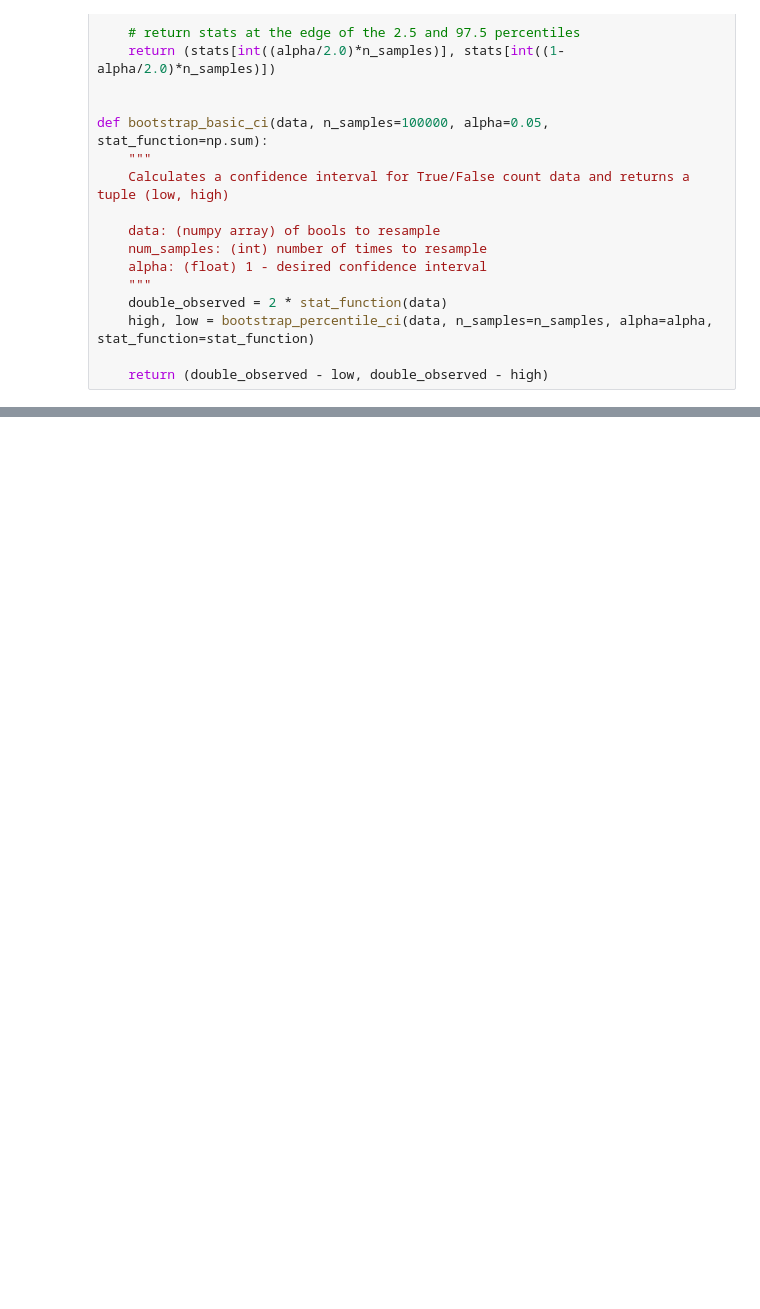
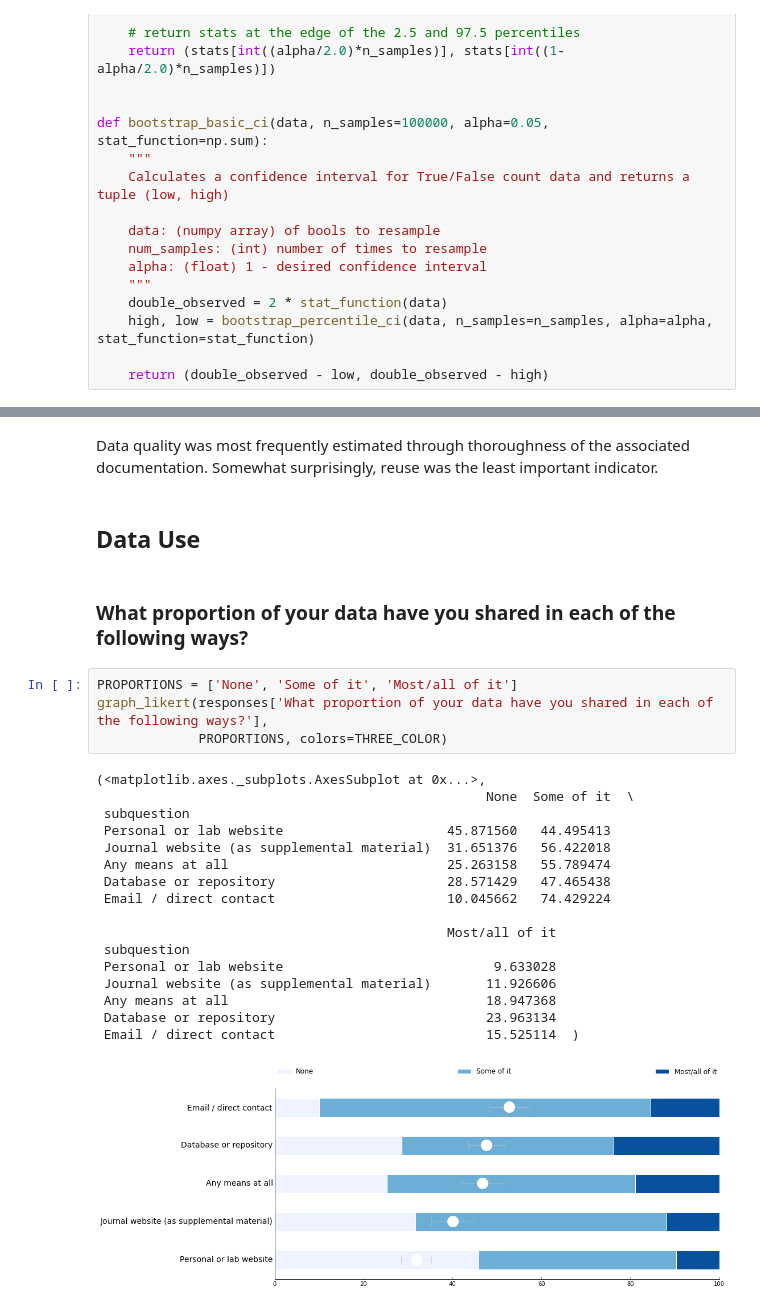
Before and after one commit to JEK-III/MDCSurvey, a Jupyter notebook: Making Data Count.ipynb, the cells around one changed output, grey strips where cells are left out. Drawn from its saved outputs; the diff is of its cells as text; blank space fills up the shorter version.

```diff
--- a/Making Data Count.ipynb
+++ b/Making Data Count.ipynb
@@ -274,0 +340,28 @@ Index([u'How frequently do you use data from public sources to accomplish each o
+# %% [markdown]
+Data quality was most frequently estimated through thoroughness of the associated documentation. Somewhat surprisingly, reuse was the least important indicator.
+# %% [markdown]
+## Data Use
+# %% [markdown]
+### What proportion of your data have you shared in each of the following ways?
+# %%
+PROPORTIONS = ['None', 'Some of it', 'Most/all of it']
+graph_likert(responses['What proportion of your data have you shared in each of the following ways?'],
+             PROPORTIONS, colors=THREE_COLOR)
+# %% [output]
+(<matplotlib.axes._subplots.AxesSubplot at 0x...>,
+                                                  None  Some of it  \
+ subquestion
+ Personal or lab website                     45.871560   44.495413
+ Journal website (as supplemental material)  31.651376   56.422018
+ Any means at all                            25.263158   55.789474
+ Database or repository                      28.571429   47.465438
+ Email / direct contact                      10.045662   74.429224
+
+                                             Most/all of it
+ subquestion
+ Personal or lab website                           9.633028
+ Journal website (as supplemental material)       11.926606
+ Any means at all                                 18.947368
+ Database or repository                           23.963134
+ Email / direct contact                           15.525114  )
+[figure, added]
```
Also changed, not shown: parts of 69 cells of this notebook.
